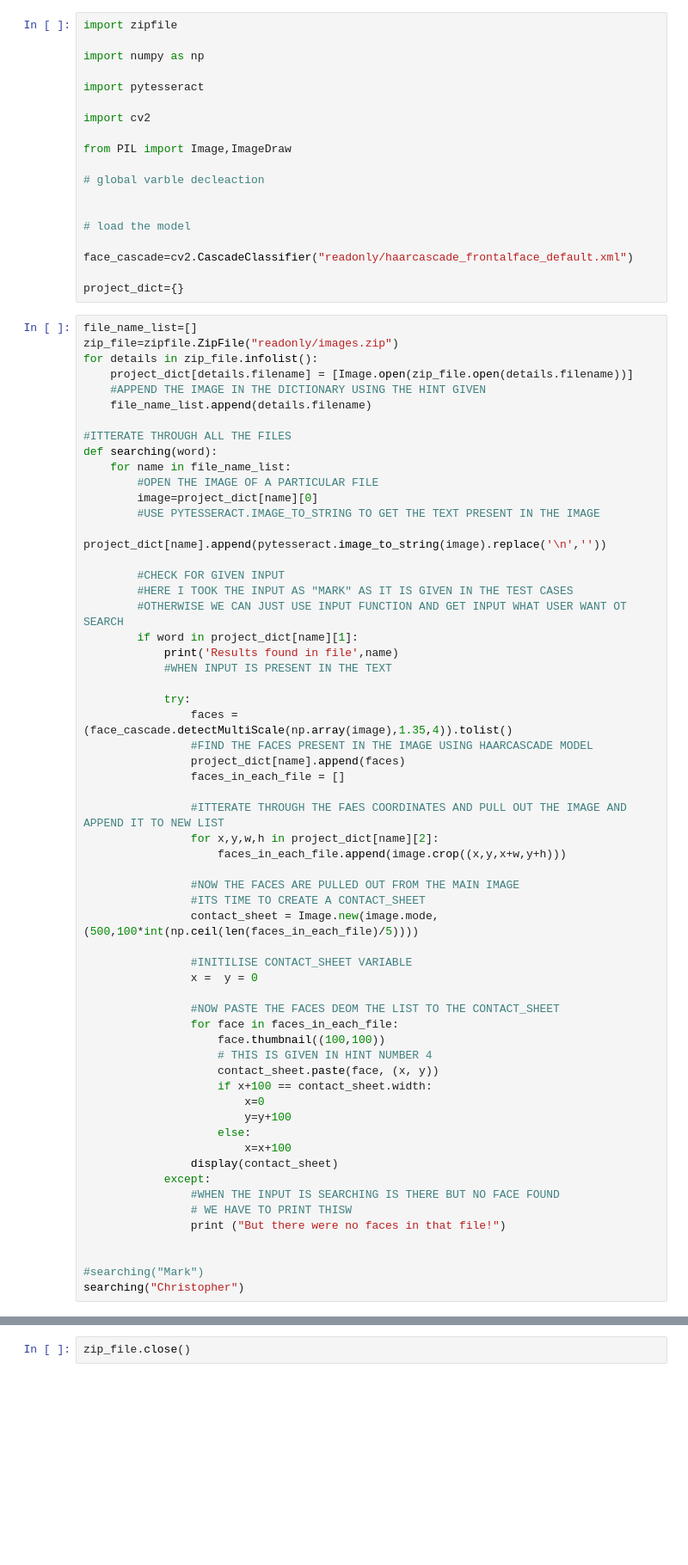
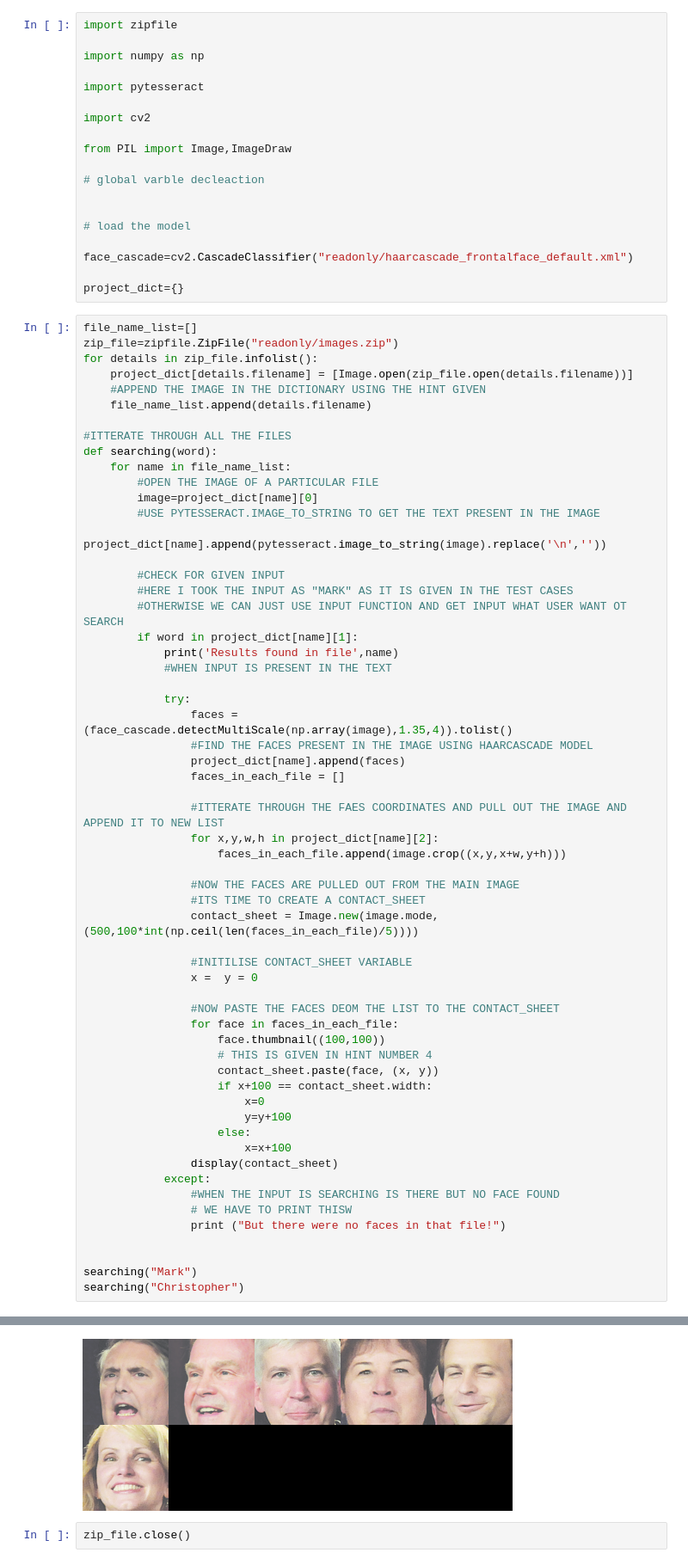
Before and after one commit to iam-niteshhh/Coursera_Projects, a Jupyter notebook: Final_project_coursera.ipynb, the cells around one changed output, grey strips where cells are left out. Shown: that part at 86% size. Drawn from its saved outputs; the diff is of its cells as text; blank space fills up the shorter version.

```diff
--- a/Final_project_coursera.ipynb
+++ b/Final_project_coursera.ipynb
@@ -74,5 +74,6 @@ def searching(word):
                 print ("But there were no faces in that file!")
 
 
-#searching("Mark")
+searching("Mark")
 searching("Christopher")
+# %% [output]
@@ -79,2 +81,3 @@ searching("Christopher")
+[figure, added]
 # %%
 zip_file.close()
```
Also changed, not shown: parts of 1 cell of this notebook.
